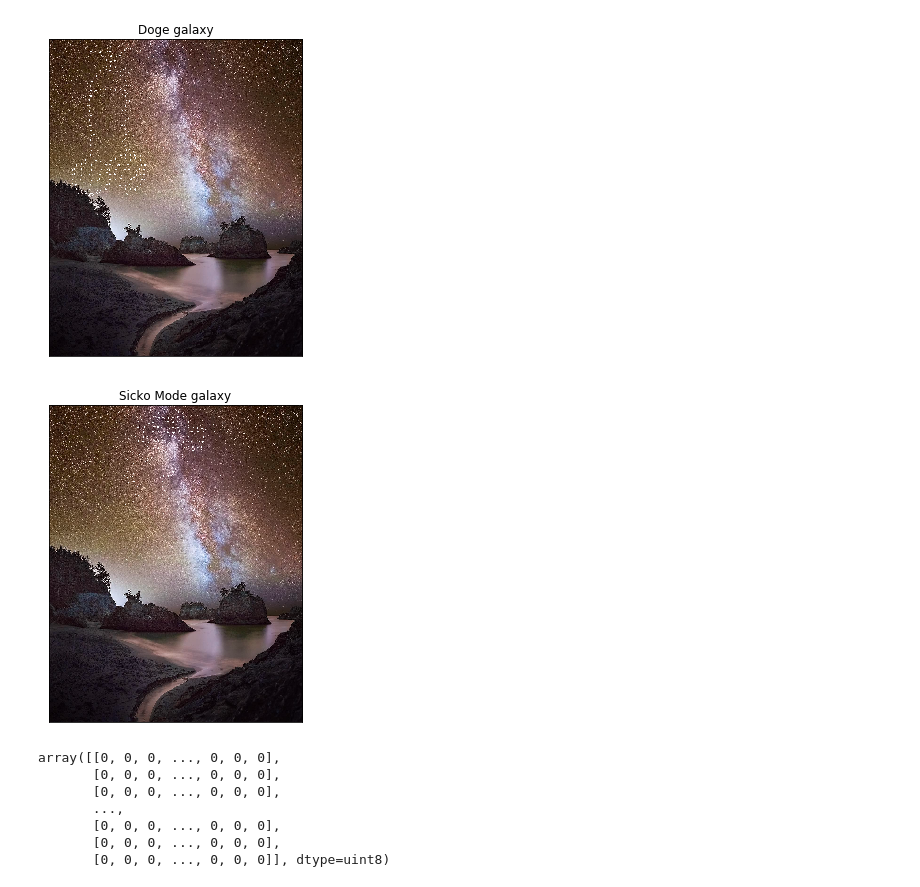
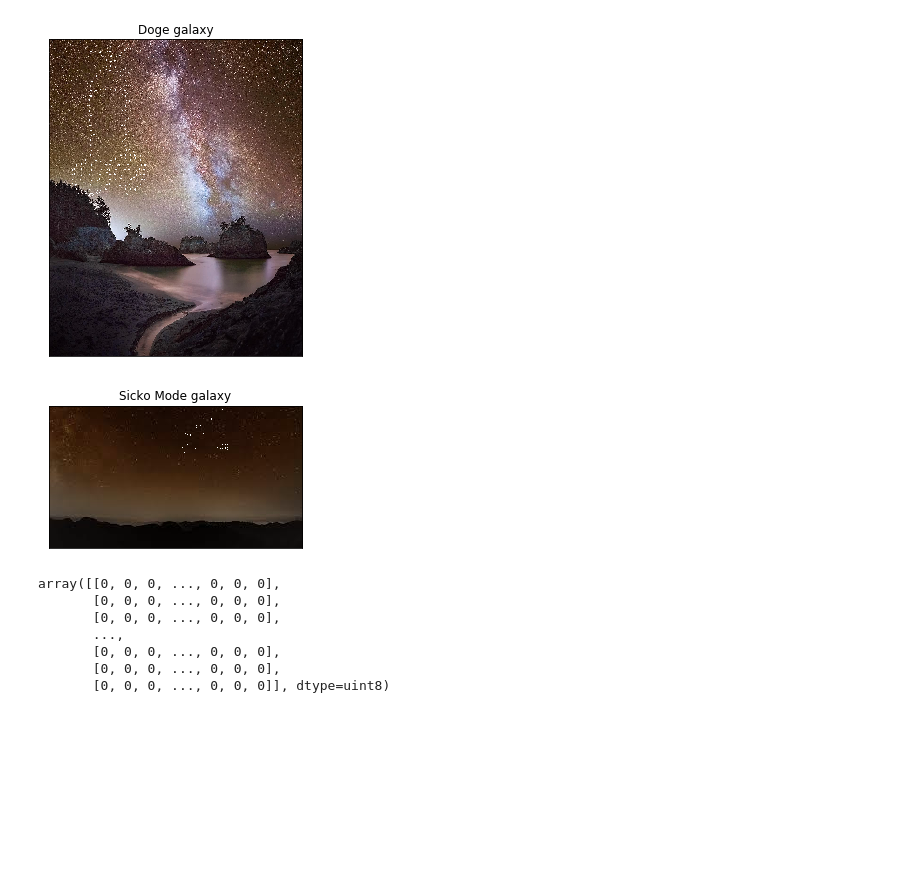
Before and after one commit to msm416/bas-hackathon-constellation-bot, a Jupyter notebook: BAS TEST.ipynb, the cells around one changed output. Cells and saved outputs as stored; diff of their text form; code cells hidden in the pictures; blank space fills up the shorter version.

```diff
--- a/BAS TEST.ipynb
+++ b/BAS TEST.ipynb
@@ -74,36 +74,38 @@ plt.show()
 # %%
 constPath = "images/toBeConstellation/"
 bckgrPath = "images/backgroundSky/"
 
-constl = cv2.imread(constPath + random.choice(os.listdir(constPath)), 0)
-bckgr = cv2.imread(bckgrPath + random.choice(os.listdir(bckgrPath)))
+constl = cv2.imread(constPath + "doge.jpg", 0)
+bckgr = cv2.imread(bckgrPath + "sky3.jpeg")
 
 # constl = cv2.imread(constPath + 'monkey.jpg', 0)
 # bckgr = cv2.imread(bckgrPath + 'space1.jpg')
 
 rowsConst, colsConst = constl.shape
 rowsBckgr, colsBckgr = bckgr.shape[:2]
 
-resConst = cv2.resize(constl, dsize=(min(colsBckgr, colsConst * rowsBckgr // 3 // rowsConst), rowsBckgr//3), interpolation=cv2.INTER_CUBIC)
+edges = getClusters(cv2.Canny(constl,150,150))
 
-edges = getClusters(cv2.Canny(resConst,150,150))
+edges = cv2.resize(edges, dsize=(min(colsBckgr, colsConst * rowsBckgr // 3 // rowsConst), rowsBckgr//3), interpolation=cv2.INTER_CUBIC)
+
+#edges = getClusters(cv2.Canny(resConst,150,150))
 
 # rows are fixed for resized Constellation; now we choose where to put the Constellation
 
 offsetCol = int(random.random() * (colsBckgr - resConst.shape[1]))
 
 for i in range(edges.shape[0]):
     for j in range(edges.shape[1]):
         if edges[i][j] == 255:
             bckgr[i][j + offsetCol] = 255
 
 cv2.imwrite("filename2.jpg", bckgr)
 
 plt.subplot(121),plt.imshow(bckgr)
 plt.title('Sicko Mode galaxy'), plt.xticks([]), plt.yticks([])
 plt.show()
 # %% [output]
-[figure, old version]
+[figure, new version]
 # %%
 edges
 # %% [output]
```
Also changed, not shown: 11 other files.
